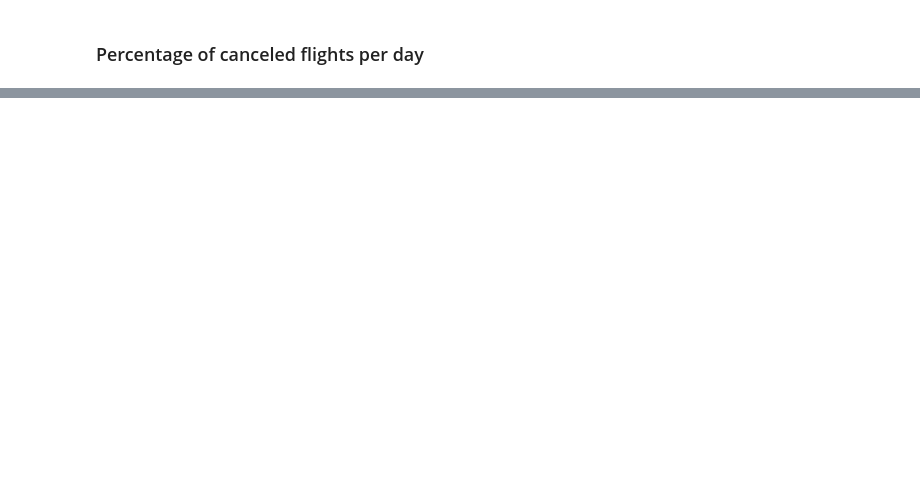
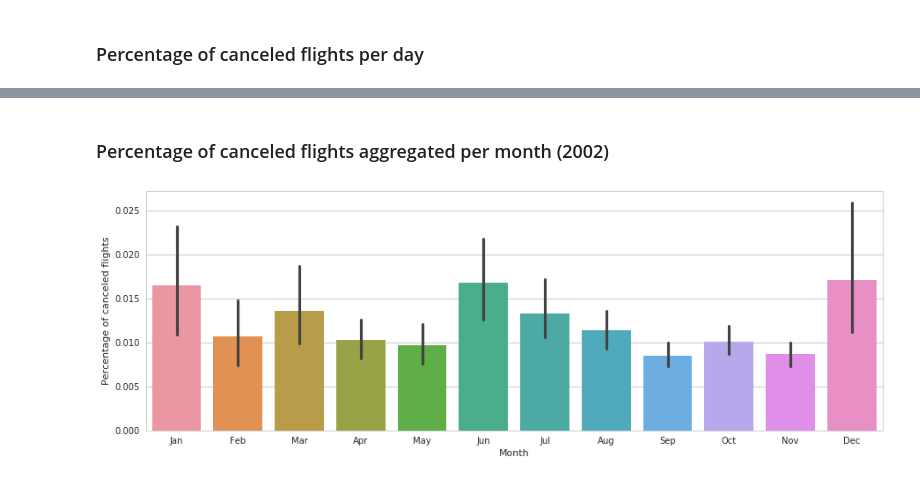
Before and after one commit to middleware2018-PSS/BigData, a Jupyter notebook: plots.ipynb, the cells around one changed output, grey strips where cells are left out. Saved outputs shown, nothing was run; the diff lists cells and outputs as text; code cells hidden in the pictures; blank space fills up the shorter version.

```diff
--- a/plots.ipynb
+++ b/plots.ipynb
@@ -61,0 +102,23 @@ show(p) # show the results
+# %% [markdown]
+### Percentage of canceled flights aggregated per month (2002)
+# %%
+months = ['Jan', 'Feb', 'Mar', 'Apr', 'May', 'Jun', 'Jul', 'Aug', 'Sep', 'Oct', 'Nov', 'Dec']
+
+# Select a single year
+year_df = canceled_df.loc[canceled_df['Year'] == 2002]
+
+# Drop columns we don't need
+year_df = year_df.drop(columns=['Year', 'Day'])
+
+# Create the plot
+ax = sns.barplot(x="Month", y="percentageCancelled", data=year_df);
+ax.set_xticklabels(months)
+ax.set_ylabel("Percentage of canceled flights")
+
+# Set Style
+sns.set(rc={'figure.figsize':(15,5)})
+sns.set_style("whitegrid")
+
+plt.show()
+# %% [output]
+[figure, added]
```
Also changed, not shown: parts of 20 cells of this notebook, 1 other file.
